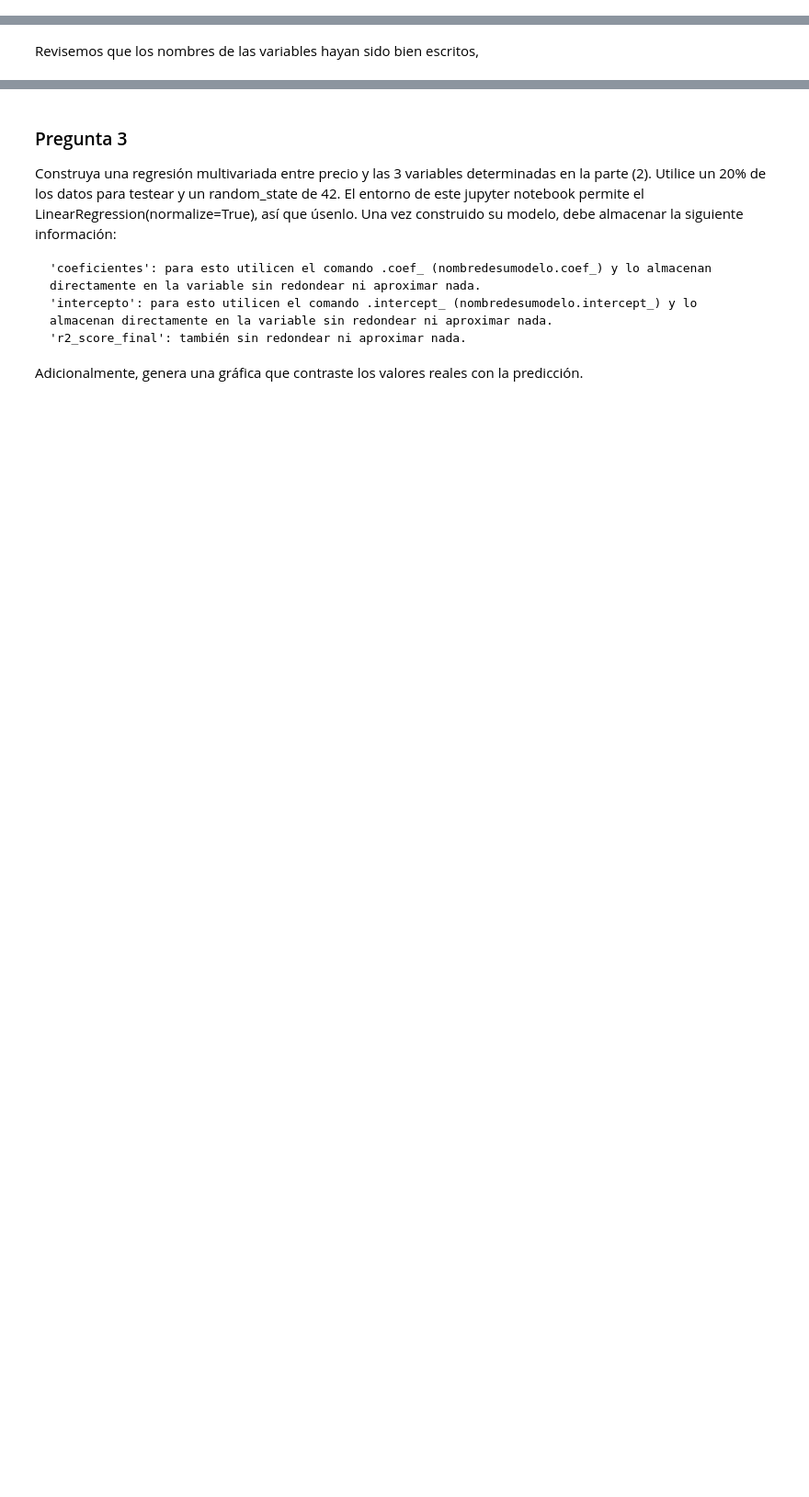
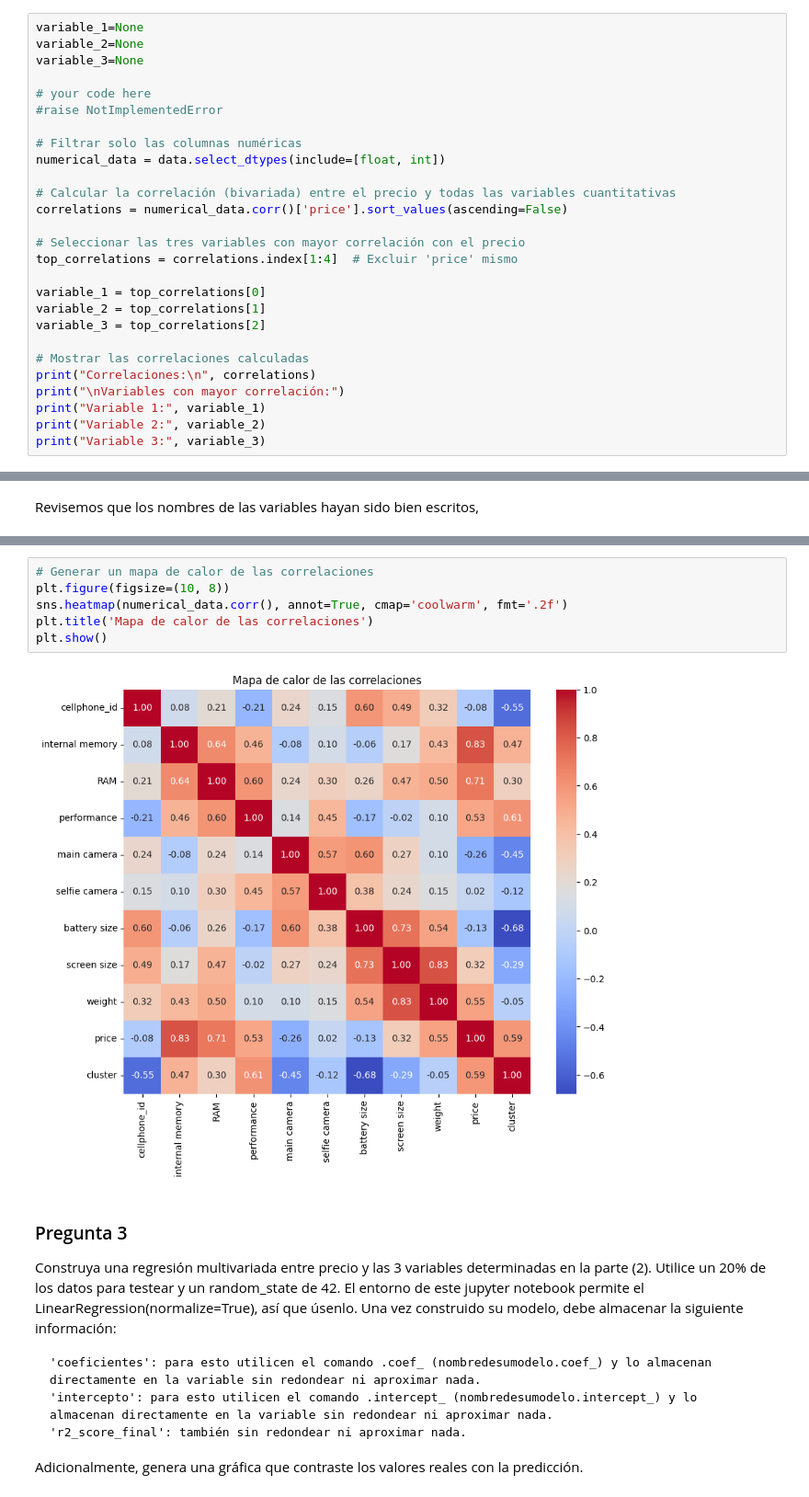
Before and after one commit to Carolinsrainbow/UC_AnalisisdeDatosEnPython, a Jupyter notebook: Laboratorio4.ipynb, the cells around one changed output, grey strips where cells are left out. Shown at 92% size. Saved outputs shown, nothing was run; the diff lists cells and outputs as text; blank space fills up the shorter version.

```diff
--- a/Laboratorio4.ipynb
+++ b/Laboratorio4.ipynb
@@ -137,0 +131,27 @@ variable_3=None
+# %%
+variable_1=None
+variable_2=None
+variable_3=None
+
+# your code here
+#raise NotImplementedError
+
+# Filtrar solo las columnas numéricas
+numerical_data = data.select_dtypes(include=[float, int])
+
+# Calcular la correlación (bivariada) entre el precio y todas las variables cuantitativas
+correlations = numerical_data.corr()['price'].sort_values(ascending=False)
+
+# Seleccionar las tres variables con mayor correlación con el precio
+top_correlations = correlations.index[1:4]  # Excluir 'price' mismo
+
+variable_1 = top_correlations[0]
+variable_2 = top_correlations[1]
+variable_3 = top_correlations[2]
+
+# Mostrar las correlaciones calculadas
+print("Correlaciones:\n", correlations)
+print("\nVariables con mayor correlación:")
+print("Variable 1:", variable_1)
+print("Variable 2:", variable_2)
+print("Variable 3:", variable_3)
@@ -143,3 +186,11 @@ for v in [variable_1, variable_2, variable_3]:
+# %%
+# Generar un mapa de calor de las correlaciones
+plt.figure(figsize=(10, 8))
+sns.heatmap(numerical_data.corr(), annot=True, cmap='coolwarm', fmt='.2f')
+plt.title('Mapa de calor de las correlaciones')
+plt.show()
+# %% [output]
+[figure, added]
 # %% [markdown]
 ### Pregunta 3
 Construya una regresión multivariada entre precio y las 3 variables determinadas en la parte (2). Utilice un 20% de los datos para testear y un random_state de 42. El entorno de este jupyter notebook permite el LinearRegression(normalize=True), así que úsenlo.
```
Also changed, not shown: parts of 12 cells of this notebook.
